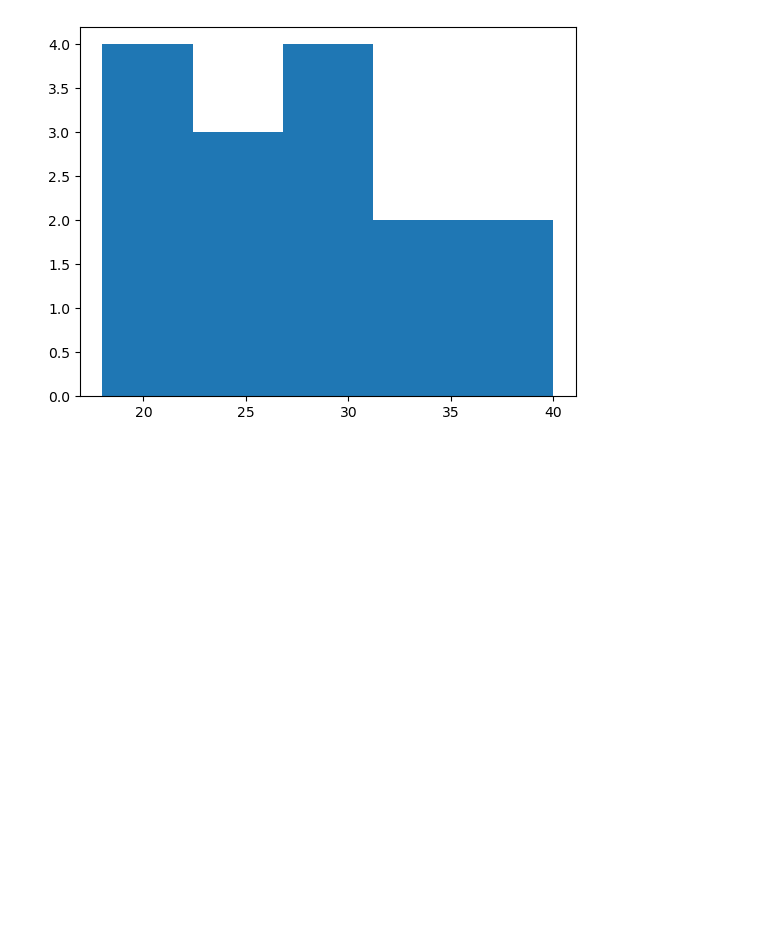
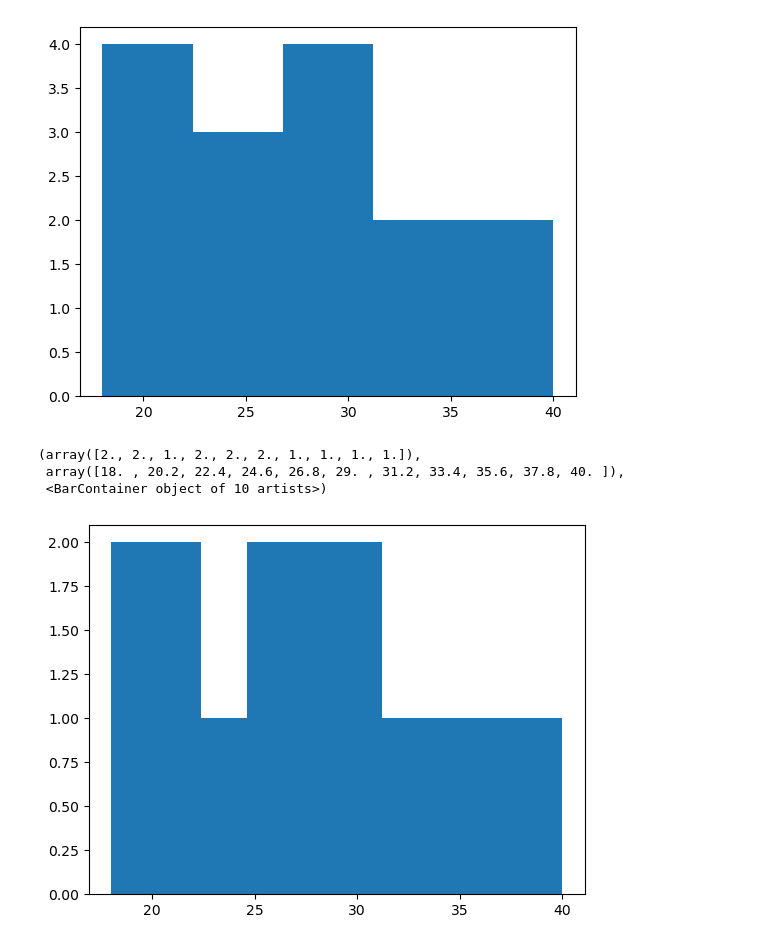
Before and after one commit to oliverjunior1/VS-Code, a Jupyter notebook: chatgpt/Matplotlib/1st_day/6th_histograma.ipynb, the cells around one changed output. Drawn from its saved outputs; the diff is of its cells as text; code cells hidden in the pictures; blank space fills up the shorter version.

```diff
--- a/chatgpt/Matplotlib/1st_day/6th_histograma.ipynb
+++ b/chatgpt/Matplotlib/1st_day/6th_histograma.ipynb
@@ -18,3 +18,10 @@ plt.hist(idades, bins=5)
  array([18. , 22.4, 26.8, 31.2, 35.6, 40. ]),
  <BarContainer object of 5 artists>)
 [figure]
+# %%
+plt.hist(idades, bins=10)
+# %% [output]
+(array([2., 2., 1., 2., 2., 2., 1., 1., 1., 1.]),
+ array([18. , 20.2, 22.4, 24.6, 26.8, 29. , 31.2, 33.4, 35.6, 37.8, 40. ]),
+ <BarContainer object of 10 artists>)
+[figure, added]
```
